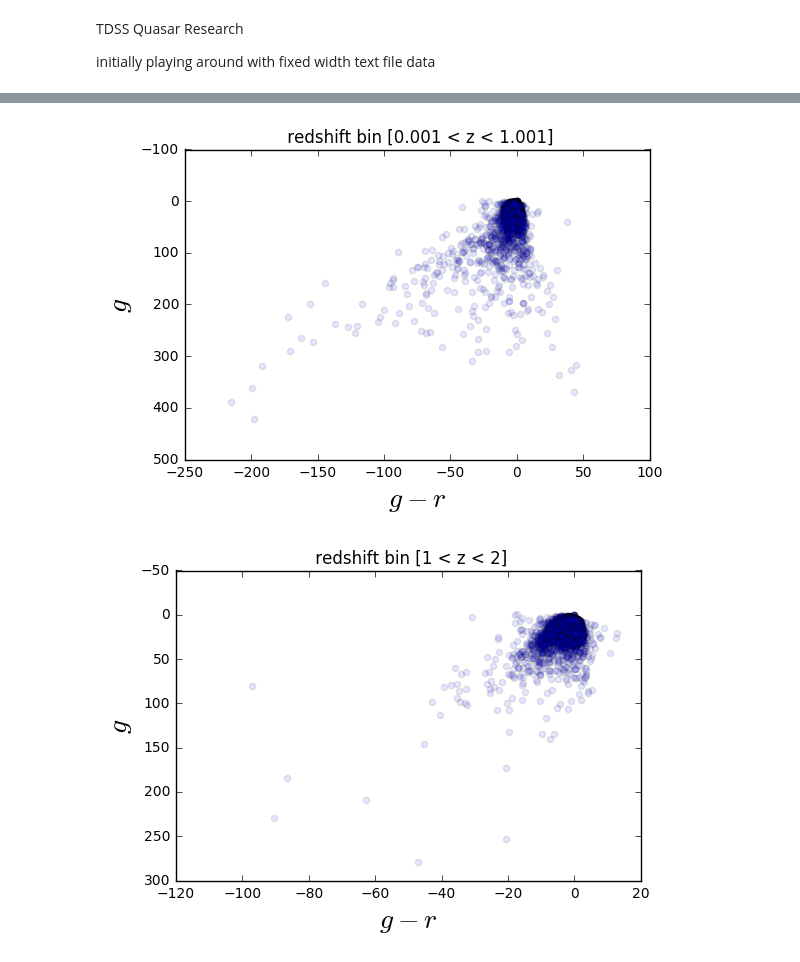
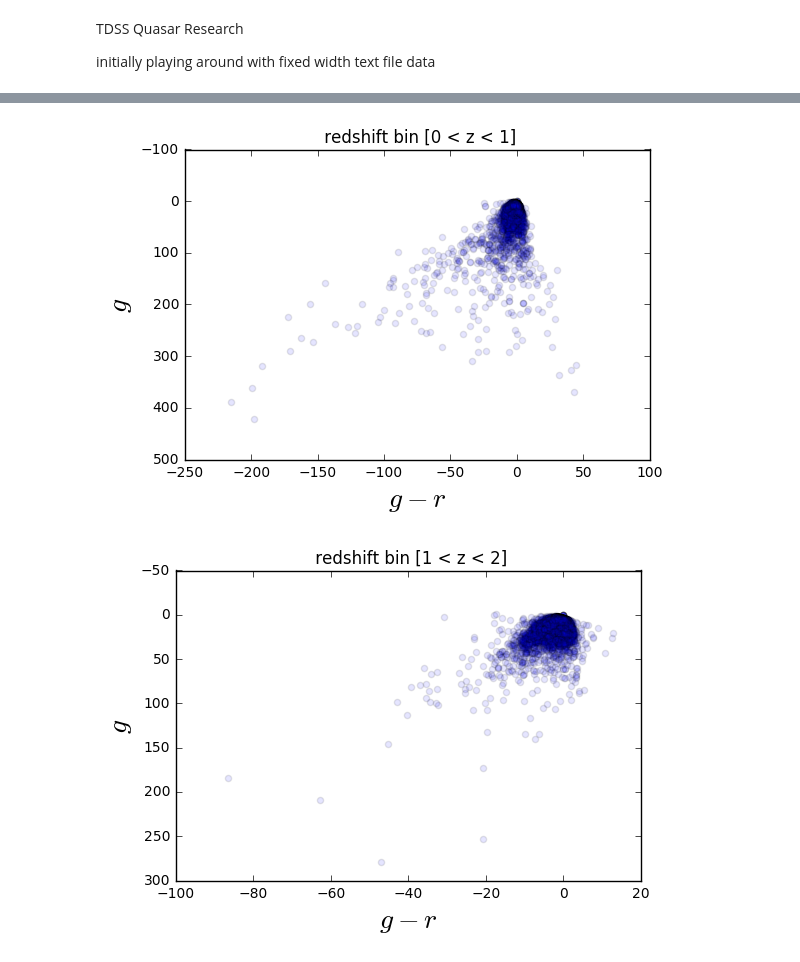
Before and after one commit to ncrockhopper/sdss_quasars, a Jupyter notebook: tdss.ipynb, the cells around one changed output, grey strips where cells are left out. Drawn from its saved outputs; the diff is of its cells as text; code cells hidden in the pictures.

```diff
--- a/tdss.ipynb
+++ b/tdss.ipynb
@@ -14,5 +14,14 @@ import pdb
 #PLATE,MJD,FIBER,CLASS,SUBCLASS,Z,Z_ERR,ZWARNING,PLUG_RA,PLUG_DEC,PRIMARY,CHUNK,PLATESN2,DEREDSN2,OBJTYPE,BOSS1,ANCILLARY1,EBOSS0,EBOSS1,EBOSS2,EBOSSID,THIDTARG,TILEID,OBJC_TYPE,MODELFLUX0,MODELFLUX1,MODELFLUX2,MODELFLUX3,MODELFLUX4,TDSSTARG,CORE,PTF
 tbdata = ascii.read('/users/drew/data/spalltdss.txt', format='fixed_width_two_line')
 
-len(tbdata)
+print('total objects = ' + str(len(tbdata)))
+
+a, counts = np.unique(tbdata['CLASS'], return_counts=True)
+b = np.array([a,counts]).T
+print('classes with counts per class')
+print(b)
+
+#lets just get quasars in tbdata and archive full list in tbdata2
+tbdata2 = tbdata
+tbdata = tbdata[(tbdata['CLASS'] == 'QSO')]
 # %% [output]
@@ -42,26 +54,27 @@ plt.show()
 # %%
 # show some color-magnitude diagrams
 for i in range(0,5):
 
     # separate quasars into redshift bins
-    i = i if i > 0 else 0.001
+    # only needed this when looking at STAR and GALAXY too
+    #i = i if i > 0 else 0.001
     #print(i)
     d = tbdata[(tbdata[idx] >= (i)) & (tbdata[idx] < (i + 1))]
 
     # are these color magnitude values?
     g = d['MODELFLUX2']
     r = d['MODELFLUX3']
 
     # setup scatter plot
     plt.scatter(g - r, g, alpha = 0.1)
     plt.title(' redshift bin [' + str(i) + ' < z < ' + str(i+1) + ']')
     plt.ylim(reversed(plt.ylim()))
     plt.xlabel("$g-r$", fontsize=20)
     plt.ylabel("$g$", fontsize=20)
     plt.show()
 # %% [output]
-[figure, old version]
+[figure, new version]
-[figure, old version]
+[figure, new version]
 [figure]
 [figure]
 [figure]
```
Also changed, not shown: parts of 3 cells of this notebook.
